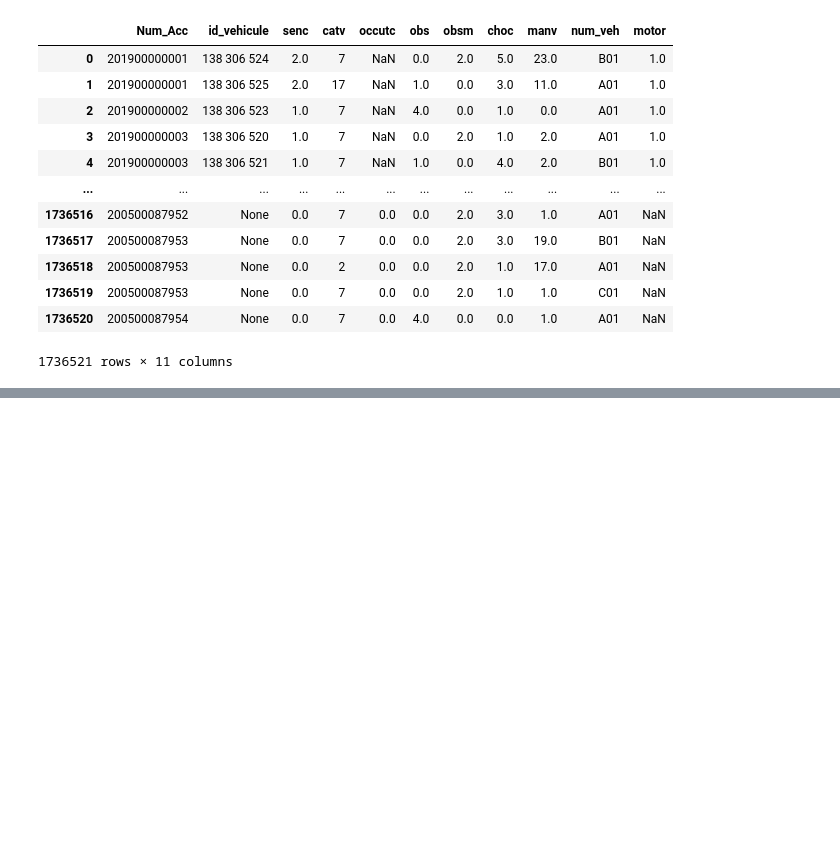
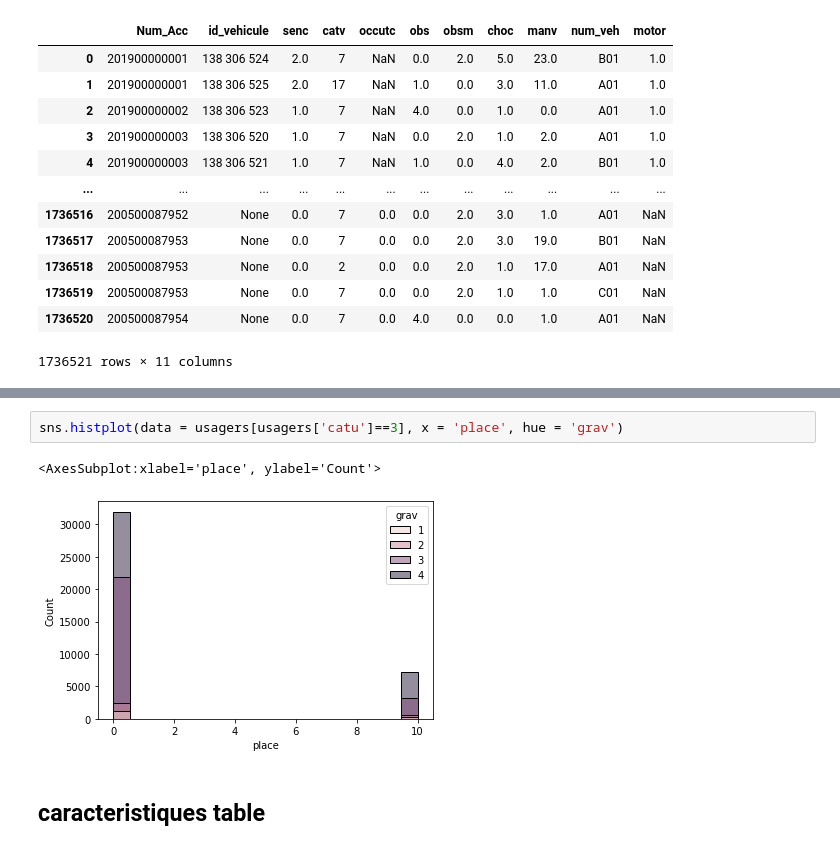
Before and after one commit to hugofgry/brief_accident, a Jupyter notebook: accidents.ipynb, the cells around one changed output, grey strips where cells are left out. Drawn from its saved outputs; the diff is of its cells as text; blank space fills up the shorter version.

```diff
--- a/accidents.ipynb
+++ b/accidents.ipynb
@@ -136,0 +162,7 @@ vehicules
+# %%
+sns.histplot(data = usagers[usagers['catu']==3], x = 'place', hue = 'grav')
+# %% [output]
+<AxesSubplot:xlabel='place', ylabel='Count'>
+[figure, added]
+# %% [markdown]
+## caracteristiques table
```
Also changed, not shown: parts of 51 cells of this notebook.
